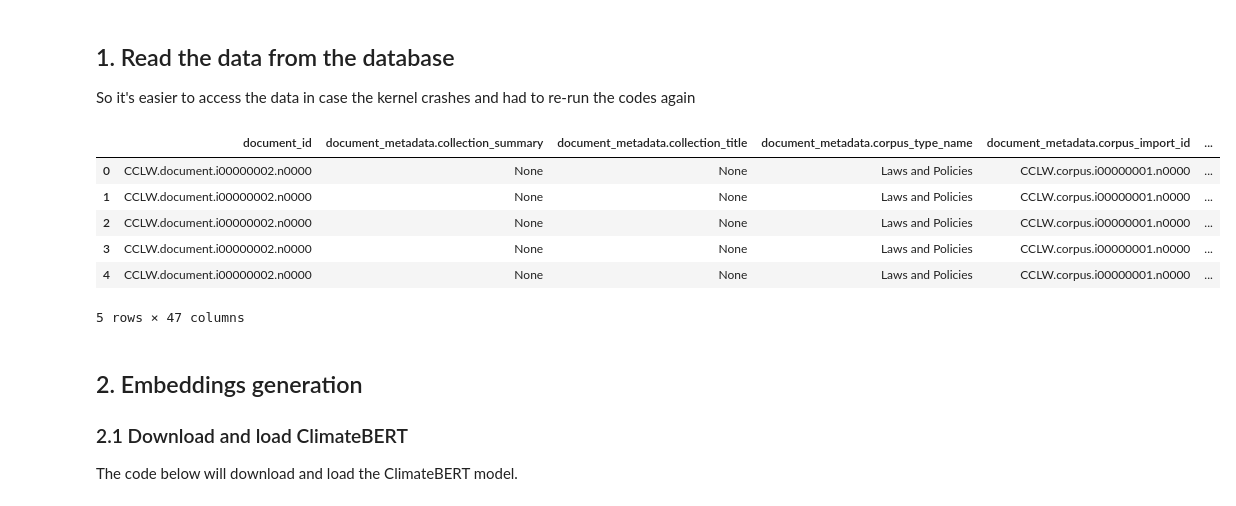
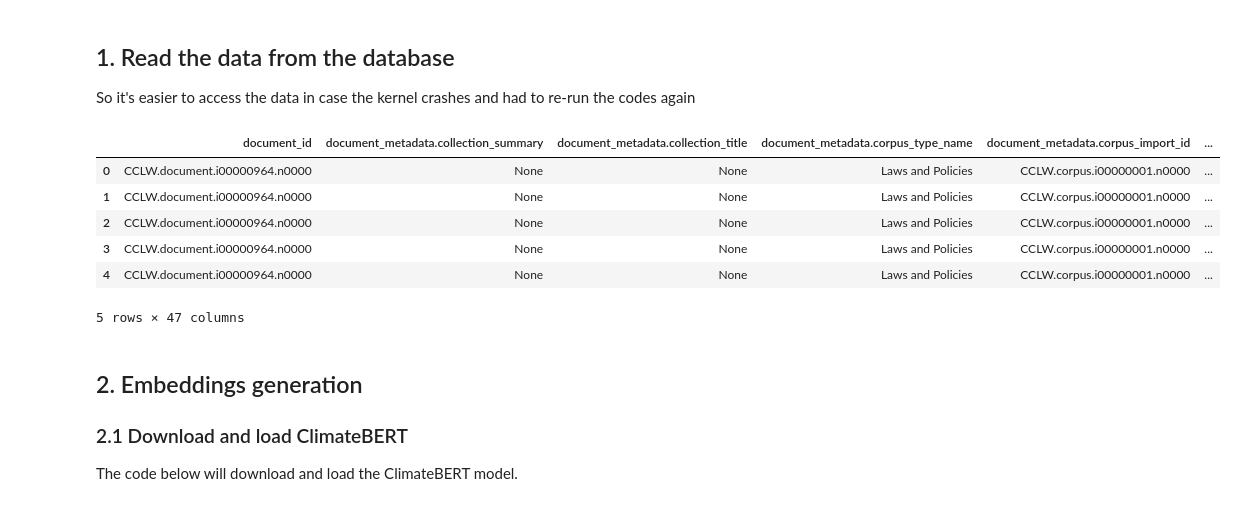
Before and after one commit to lse-ds205/rag-fact-sheets, a Jupyter notebook: NB02-Generate_Embeddings.ipynb, the cells around one changed output. Saved outputs shown, nothing was run; the diff lists cells and outputs as text; code cells hidden in the pictures.

```diff
--- a/NB02-Generate_Embeddings.ipynb
+++ b/NB02-Generate_Embeddings.ipynb
@@ -52,15 +52,15 @@ from functions import generate_embeddings_for_text, embed_and_store_all_embeddin
 So it's easier to access the data in case the kernel crashes and had to re-run the codes again
 # %%
 # Read the table
-df = pd.read_sql("SELECT * FROM climate_policy_radar", engine)
+df = pd.read_sql('SELECT * FROM climate_policy_radar WHERE "document_metadata.geographies" ~ \'ALB\';', engine)
 df.head()
 # %% [output]
 |  | document_id | document_metadata.collection_summary | document_metadata.collection_title | document_metadata.corpus_type_name | document_metadata.corpus_import_id | ... |
-| 0 | CCLW.document.i00000002.n0000 | None | None | Laws and Policies | CCLW.corpus.i00000001.n0000 | ... |
-| 1 | CCLW.document.i00000002.n0000 | None | None | Laws and Policies | CCLW.corpus.i00000001.n0000 | ... |
-| 2 | CCLW.document.i00000002.n0000 | None | None | Laws and Policies | CCLW.corpus.i00000001.n0000 | ... |
-| 3 | CCLW.document.i00000002.n0000 | None | None | Laws and Policies | CCLW.corpus.i00000001.n0000 | ... |
-| 4 | CCLW.document.i00000002.n0000 | None | None | Laws and Policies | CCLW.corpus.i00000001.n0000 | ... |
+| 0 | CCLW.document.i00000964.n0000 | None | None | Laws and Policies | CCLW.corpus.i00000001.n0000 | ... |
+| 1 | CCLW.document.i00000964.n0000 | None | None | Laws and Policies | CCLW.corpus.i00000001.n0000 | ... |
+| 2 | CCLW.document.i00000964.n0000 | None | None | Laws and Policies | CCLW.corpus.i00000001.n0000 | ... |
+| 3 | CCLW.document.i00000964.n0000 | None | None | Laws and Policies | CCLW.corpus.i00000001.n0000 | ... |
+| 4 | CCLW.document.i00000964.n0000 | None | None | Laws and Policies | CCLW.corpus.i00000001.n0000 | ... |
 5 rows × 47 columns
 # %% [markdown]
 ## 2. Embeddings generation
```
Also changed, not shown: parts of 2 cells of this notebook.
